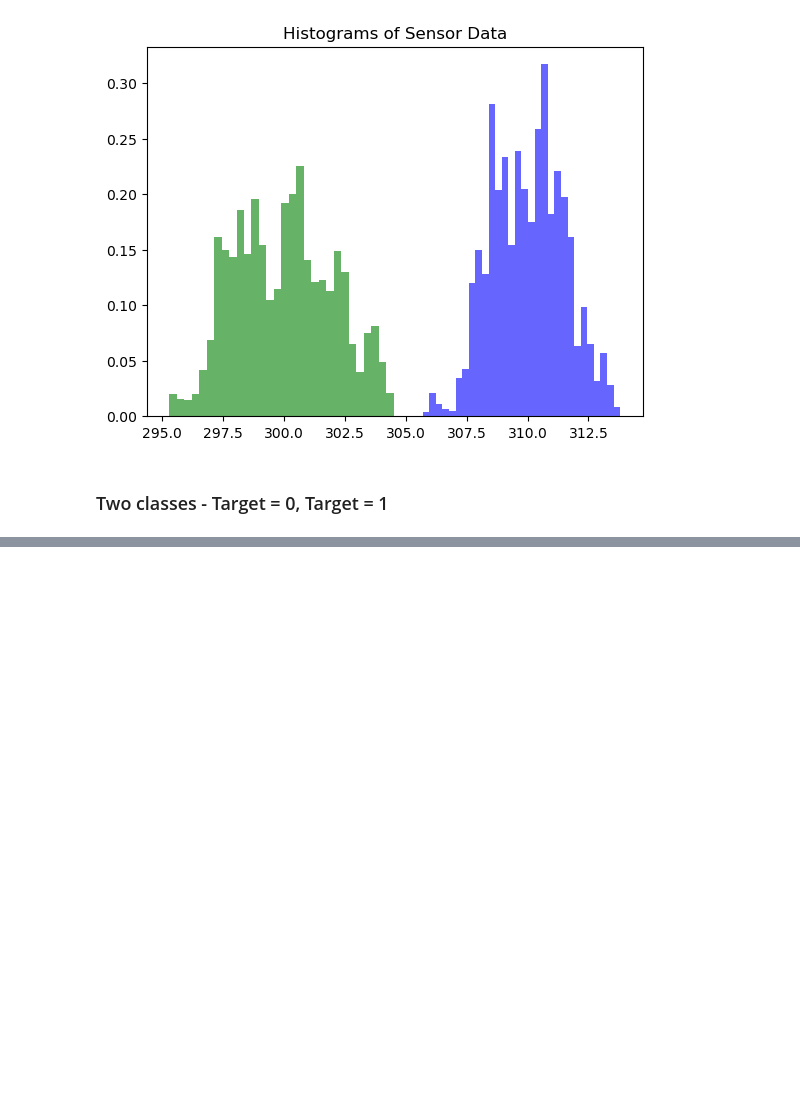
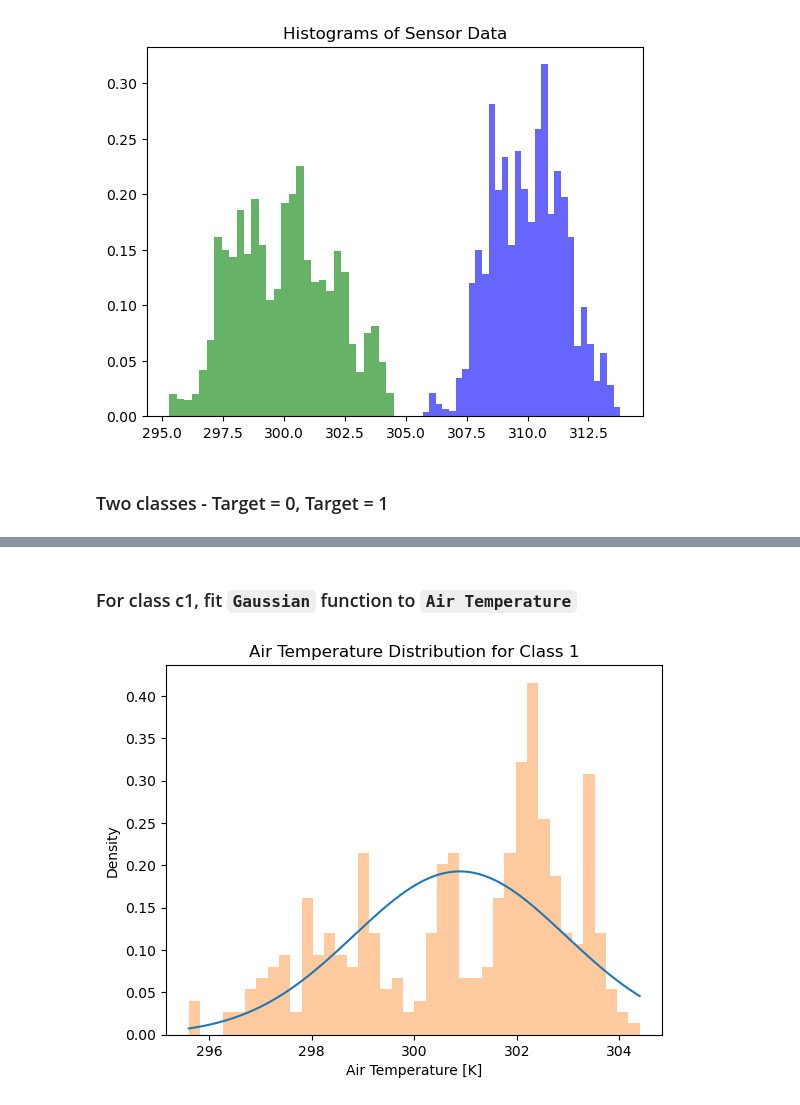
Before and after one commit to sriharip490/AIML-Workbooks, a Jupyter notebook: probability/probability-workbook1.ipynb, the cells around one changed output, grey strips where cells are left out. Saved outputs shown, nothing was run; the diff lists cells and outputs as text; code cells hidden in the pictures; blank space fills up the shorter version.

```diff
--- a/probability/probability-workbook1.ipynb
+++ b/probability/probability-workbook1.ipynb
@@ -64,0 +71,4 @@ c0_rotspeed = c0['Rotational speed [rpm]']
+# %%
+c1_airtemp = c1['Air temperature [K]'].values
+c1_proctemp = c1['Process temperature [K]'].values
+c1_rotspeed = c1['Rotational speed [rpm]'].values
@@ -64,0 +109,6 @@ c0_rotspeed = c0['Rotational speed [rpm]']
+# %% [markdown]
+### For class c1, fit `Gaussian` function to `Air Temperature`
+# %%
+plot_histograms(c1_airtemp, 'Air Temperature Distribution for Class 1', 'Air Temperature [K]', 'Density', "tab:orange")
+# %% [output]
+[figure, added]
```
Also changed, not shown: parts of 18 cells of this notebook.
